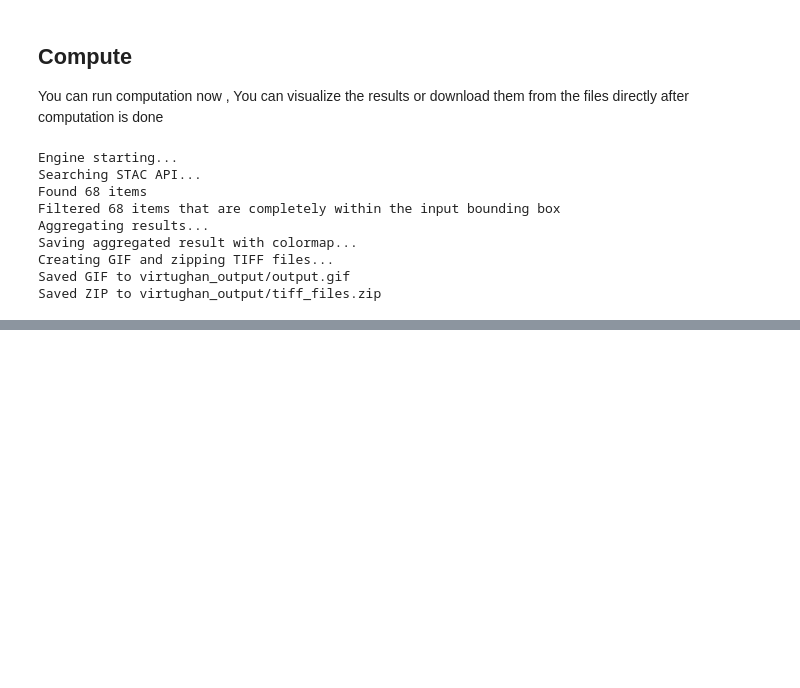
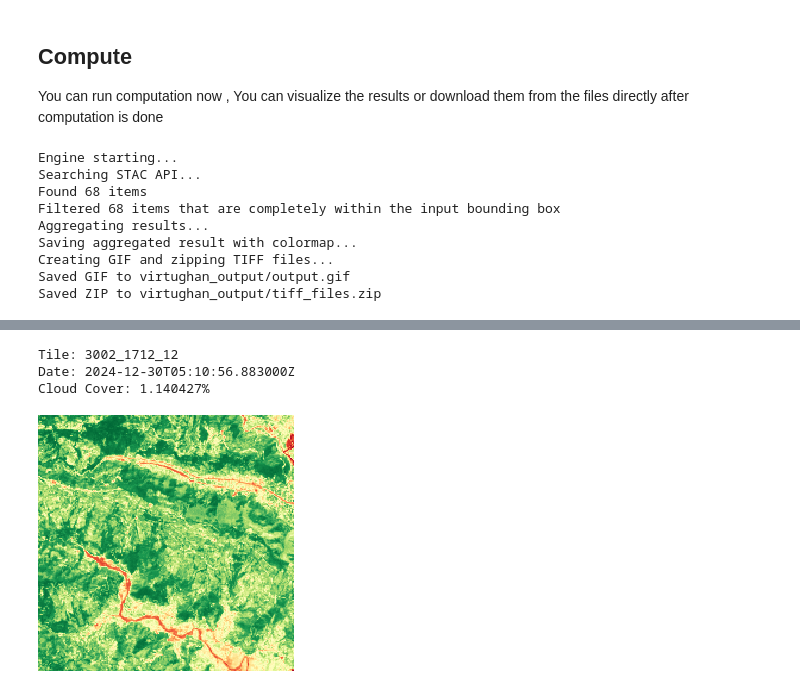
Before and after one commit to kshitijrajsharma/virtughan, a Jupyter notebook: VirtuGhan_Python_Usage_Example.ipynb, the cells around one changed output, grey strips where cells are left out. Cells and saved outputs as stored; diff of their text form; code cells hidden in the pictures; blank space fills up the shorter version.

```diff
--- a/VirtuGhan_Python_Usage_Example.ipynb
+++ b/VirtuGhan_Python_Usage_Example.ipynb
@@ -63,0 +68,42 @@ Saved ZIP to virtughan_output/tiff_files.zip
+# %%
+import mercantile
+from PIL import Image
+from io import BytesIO
+from vcube.tile import TileProcessor
+
+# Define the parameters
+lat, lon = 28.28139, 83.91866
+zoom_level = 12
+x, y, z = mercantile.tile(lon, lat, zoom_level)
+
+tile_processor = TileProcessor()
+
+image_bytes, feature = await tile_processor.cached_generate_tile(
+    x=x,
+    y=y,
+    z=z,
+    start_date="2020-01-01",
+    end_date="2025-01-01",
+    cloud_cover=30,
+    band1="red",
+    band2="nir",
+    formula="(band2-band1)/(band2+band1)",
+    colormap_str="RdYlGn",
+)
+
+image = Image.open(BytesIO(image_bytes))
+
+print(f"Tile: {x}_{y}_{z}")
+print(f"Date: {feature['properties']['datetime']}")
+print(f"Cloud Cover: {feature['properties']['eo:cloud_cover']}%")
+
+image.save(f'tile_{x}_{y}_{z}.png')
+# %% [output]
+Tile: 3002_1712_12
+Date: 2024-12-30T05:10:56.883000Z
+Cloud Cover: 1.140427%
+# %%
+from IPython.display import Image as display_image
+display_image(f'tile_{x}_{y}_{z}.png')
+# %% [output]
+[figure, added]
```
Also changed, not shown: parts of 1 cell of this notebook, 4 other files.
